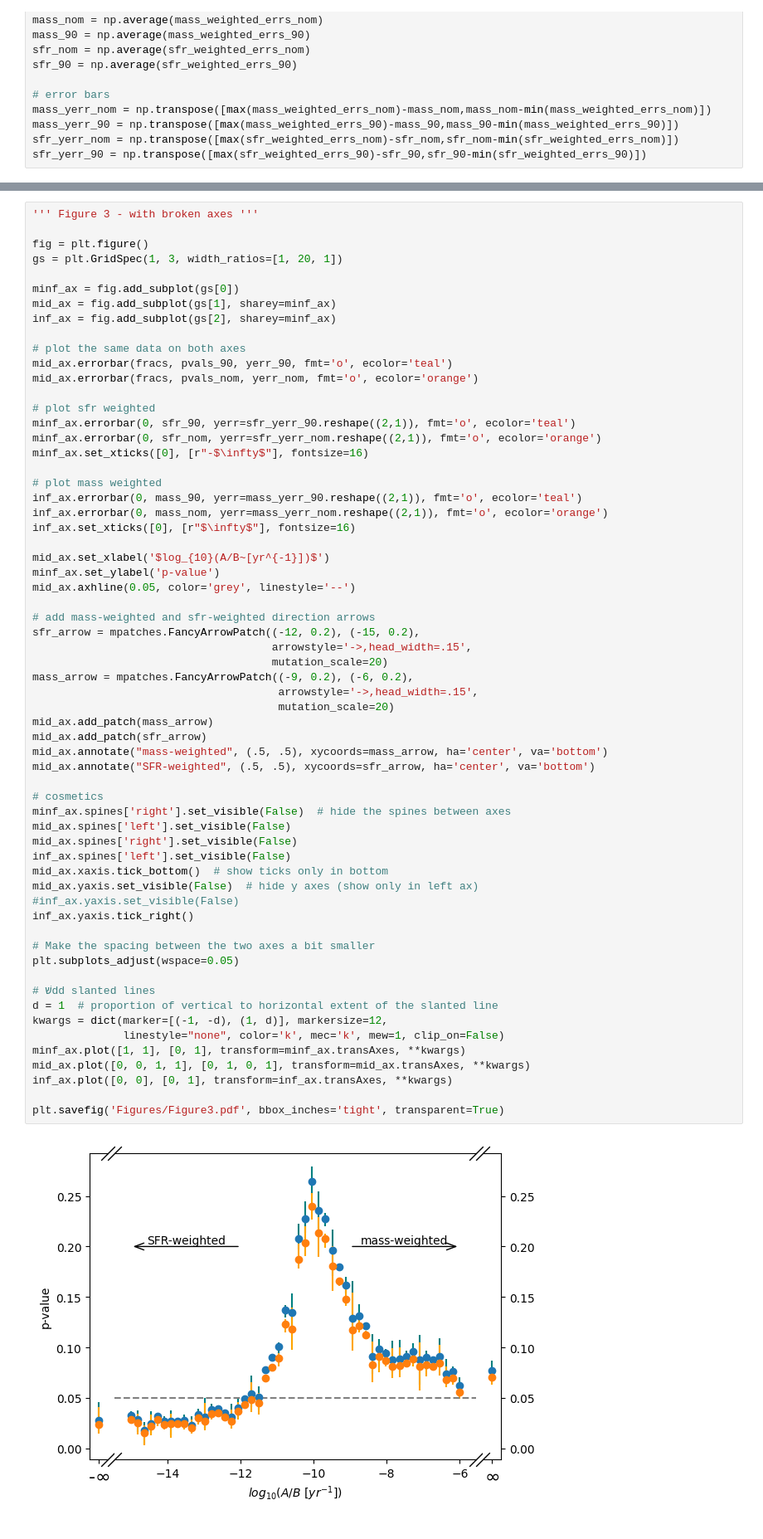
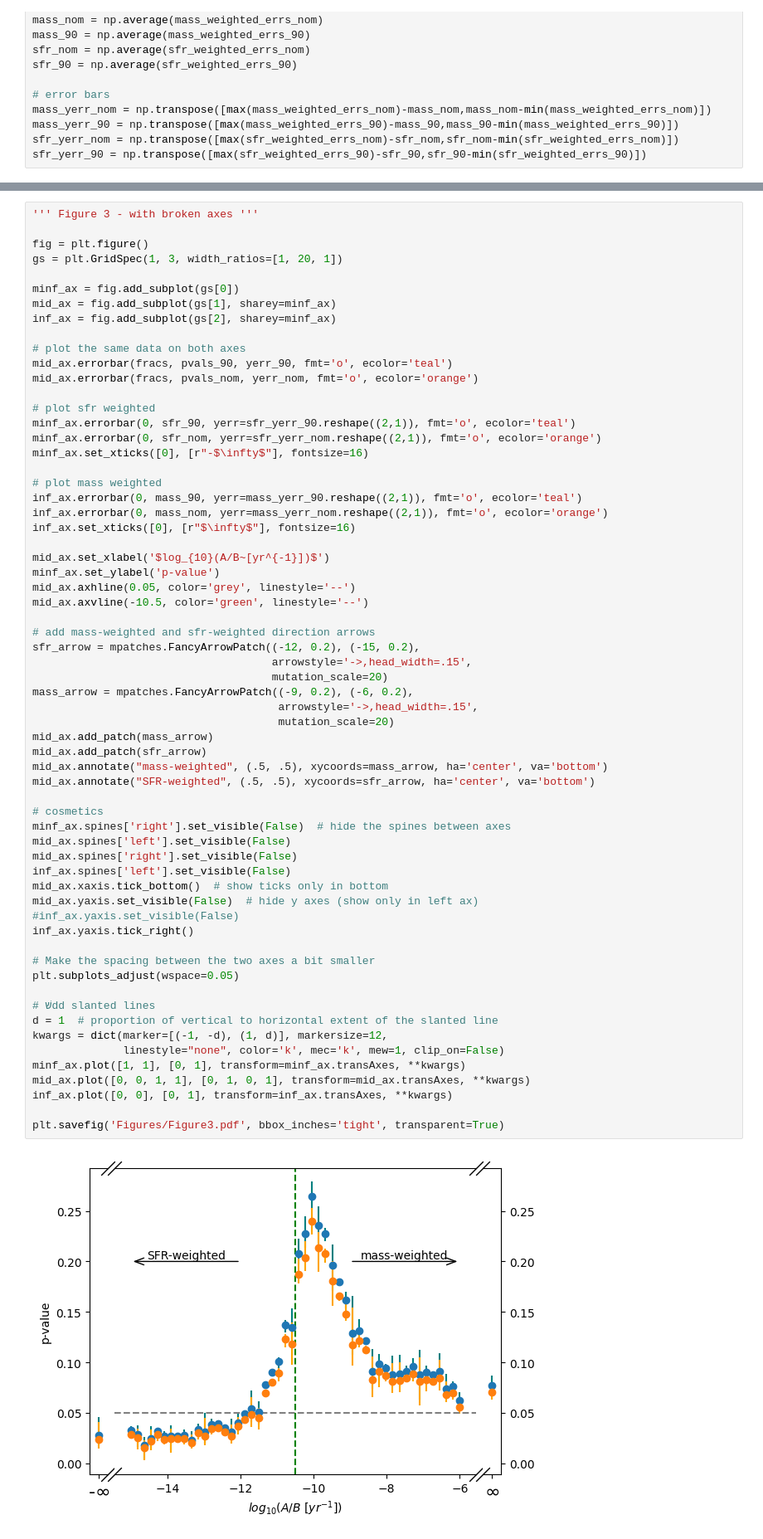
Before and after one commit to hoasaf3/host-galaxies-stats, a Jupyter notebook: frb_hosts_stats.ipynb, the cells around one changed output, grey strips where cells are left out. Shown: that part at 83% size. Saved outputs shown, nothing was run; the diff lists cells and outputs as text.

Commit message:
added Fig 3 csv and updated Fig 3 with green line for mixed-model

```diff
--- a/frb_hosts_stats.ipynb
+++ b/frb_hosts_stats.ipynb
@@ -928,6 +907,7 @@ inf_ax.set_xticks([0], [r"$\infty$"], fontsize=16)
 mid_ax.set_xlabel('$log_{10}(A/B~[yr^{-1}])$')
 minf_ax.set_ylabel('p-value')
 mid_ax.axhline(0.05, color='grey', linestyle='--')
+mid_ax.axvline(-10.5, color='green', linestyle='--')
 
 # add mass-weighted and sfr-weighted direction arrows
 sfr_arrow = mpatches.FancyArrowPatch((-12, 0.2), (-15, 0.2),
@@ -937,34 +917,34 @@ mass_arrow = mpatches.FancyArrowPatch((-9, 0.2), (-6, 0.2),
                                       arrowstyle='->,head_width=.15',
                                       mutation_scale=20)
 mid_ax.add_patch(mass_arrow)
 mid_ax.add_patch(sfr_arrow)
 mid_ax.annotate("mass-weighted", (.5, .5), xycoords=mass_arrow, ha='center', va='bottom')
 mid_ax.annotate("SFR-weighted", (.5, .5), xycoords=sfr_arrow, ha='center', va='bottom')
 
 # cosmetics
 minf_ax.spines['right'].set_visible(False)  # hide the spines between axes
 mid_ax.spines['left'].set_visible(False)
 mid_ax.spines['right'].set_visible(False)
 inf_ax.spines['left'].set_visible(False)
 mid_ax.xaxis.tick_bottom()  # show ticks only in bottom
 mid_ax.yaxis.set_visible(False)  # hide y axes (show only in left ax)
 #inf_ax.yaxis.set_visible(False)
 inf_ax.yaxis.tick_right()
 
 # Make the spacing between the two axes a bit smaller
 plt.subplots_adjust(wspace=0.05)
 
 # שׁdd slanted lines
 d = 1  # proportion of vertical to horizontal extent of the slanted line
 kwargs = dict(marker=[(-1, -d), (1, d)], markersize=12,
               linestyle="none", color='k', mec='k', mew=1, clip_on=False)
 minf_ax.plot([1, 1], [0, 1], transform=minf_ax.transAxes, **kwargs)
 mid_ax.plot([0, 0, 1, 1], [0, 1, 0, 1], transform=mid_ax.transAxes, **kwargs)
 inf_ax.plot([0, 0], [0, 1], transform=inf_ax.transAxes, **kwargs)
 
 plt.savefig('Figures/Figure3.pdf', bbox_inches='tight', transparent=True)
 # %% [output]
-[figure, old version]
+[figure, new version]
 # %% [markdown]
 ## Figure 4
 CDFs by mass and SFR of 4 models:
```
Also changed, not shown: parts of 9 cells of this notebook, 1 other file.
